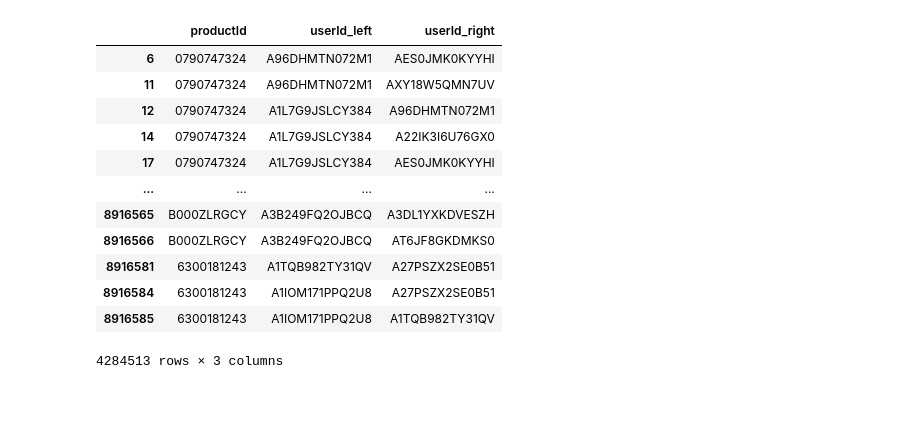
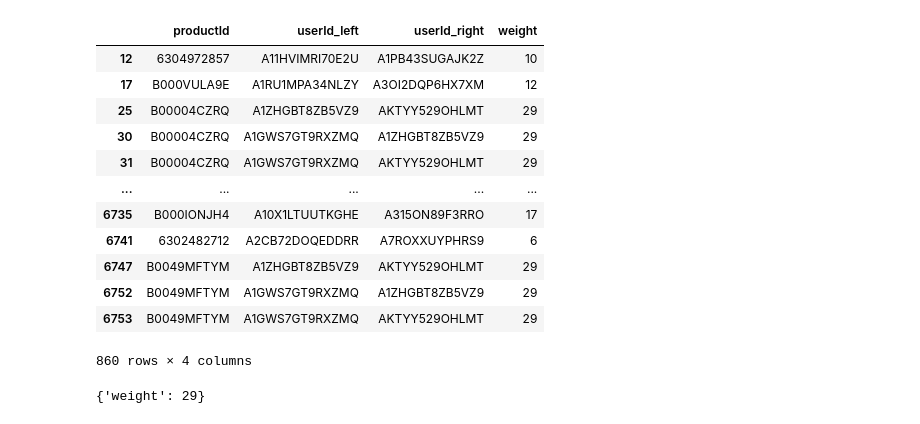
Before and after one commit to dholl018/CS5664FinalProject, a Jupyter notebook: build_monopartite_reviewed_same_movie.ipynb, the cells around one changed output. Drawn from its saved outputs; the diff is of its cells as text; code cells hidden in the pictures.

```diff
--- a/build_monopartite_reviewed_same_movie.ipynb
+++ b/build_monopartite_reviewed_same_movie.ipynb
@@ -3,7 +3,7 @@
 import networkx as nx
 import pandas as pd
 # %%
-df = pd.read_json('data/movies-2000.json')
+df = pd.read_json('data/movies-1998.json')
 df
 # %% [output]
 |  | productId | userId | profileName | helpfulness | score | time | summary | text | year | month | ... |
@@ -39,24 +39,27 @@ df_relevant_cols
 # %%
 edgelist_df = df_relevant_cols.copy(deep=True).merge(df_relevant_cols,
                                                      how='inner',
                                                      on='productId',
                                                      suffixes=['_left', '_right'])
 edgelist_df = edgelist_df.where(edgelist_df['userId_left'] < edgelist_df['userId_right']).dropna()
+
+edgelist_df['weight'] = edgelist_df.groupby(['userId_left', 'userId_right']).transform('count')
+
 edgelist_df
 # %% [output]
-|  | productId | userId_left | userId_right |
-| 6 | 0790747324 | A96DHMTN072M1 | AES0JMK0KYYHI |
-| 11 | 0790747324 | A96DHMTN072M1 | AXY18W5QMN7UV |
-| 12 | 0790747324 | A1L7G9JSLCY384 | A96DHMTN072M1 |
-| 14 | 0790747324 | A1L7G9JSLCY384 | A22IK3I6U76GX0 |
-| 17 | 0790747324 | A1L7G9JSLCY384 | AES0JMK0KYYHI |
-| ... | ... | ... | ... |
-| 8916565 | B000ZLRGCY | A3B249FQ2OJBCQ | A3DL1YXKDVESZH |
-| 8916566 | B000ZLRGCY | A3B249FQ2OJBCQ | AT6JF8GKDMKS0 |
-| 8916581 | 6300181243 | A1TQB982TY31QV | A27PSZX2SE0B51 |
-| 8916584 | 6300181243 | A1IOM171PPQ2U8 | A27PSZX2SE0B51 |
-| 8916585 | 6300181243 | A1IOM171PPQ2U8 | A1TQB982TY31QV |
+|  | productId | userId_left | userId_right | weight |
+| 12 | 6304972857 | A11HVIMRI70E2U | A1PB43SUGAJK2Z | 10 |
+| 17 | B000VULA9E | A1RU1MPA34NLZY | A3OI2DQP6HX7XM | 12 |
+| 25 | B00004CZRQ | A1ZHGBT8ZB5VZ9 | AKTYY529OHLMT | 29 |
+| 30 | B00004CZRQ | A1GWS7GT9RXZMQ | A1ZHGBT8ZB5VZ9 | 29 |
+| 31 | B00004CZRQ | A1GWS7GT9RXZMQ | AKTYY529OHLMT | 29 |
+| ... | ... | ... | ... | ... |
+| 6735 | B000IONJH4 | A10X1LTUUTKGHE | A315ON89F3RRO | 17 |
+| 6741 | 6302482712 | A2CB72DOQEDDRR | A7ROXXUYPHRS9 | 6 |
+| 6747 | B0049MFTYM | A1ZHGBT8ZB5VZ9 | AKTYY529OHLMT | 29 |
+| 6752 | B0049MFTYM | A1GWS7GT9RXZMQ | A1ZHGBT8ZB5VZ9 | 29 |
+| 6753 | B0049MFTYM | A1GWS7GT9RXZMQ | AKTYY529OHLMT | 29 |
-4284513 rows × 3 columns
+860 rows × 4 columns
 # %%
 G: nx.Graph = nx.from_pandas_edgelist(edgelist_df,
                             source='userId_left',
@@ -65,3 +68,7 @@ G: nx.Graph = nx.from_pandas_edgelist(edgelist_df,
+# %%
+G.get_edge_data('A1ZHGBT8ZB5VZ9', 'AKTYY529OHLMT')
+# %% [output]
+{'weight': 29}
 # %%
 G.number_of_nodes()
 # %% [output]
```
Also changed, not shown: parts of 7 cells of this notebook, 1 other file.
